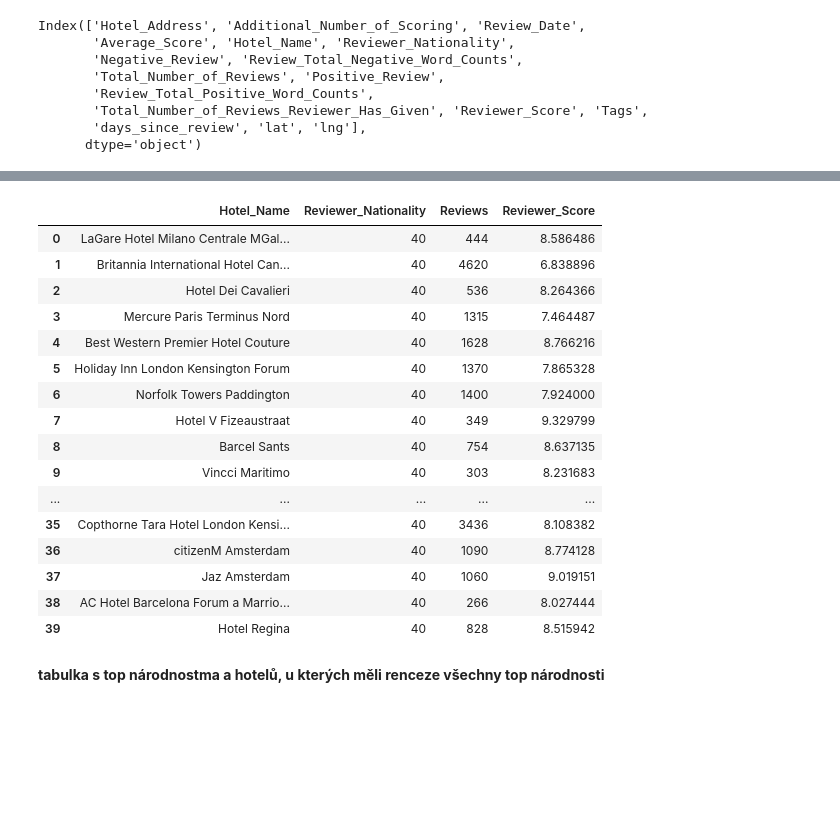
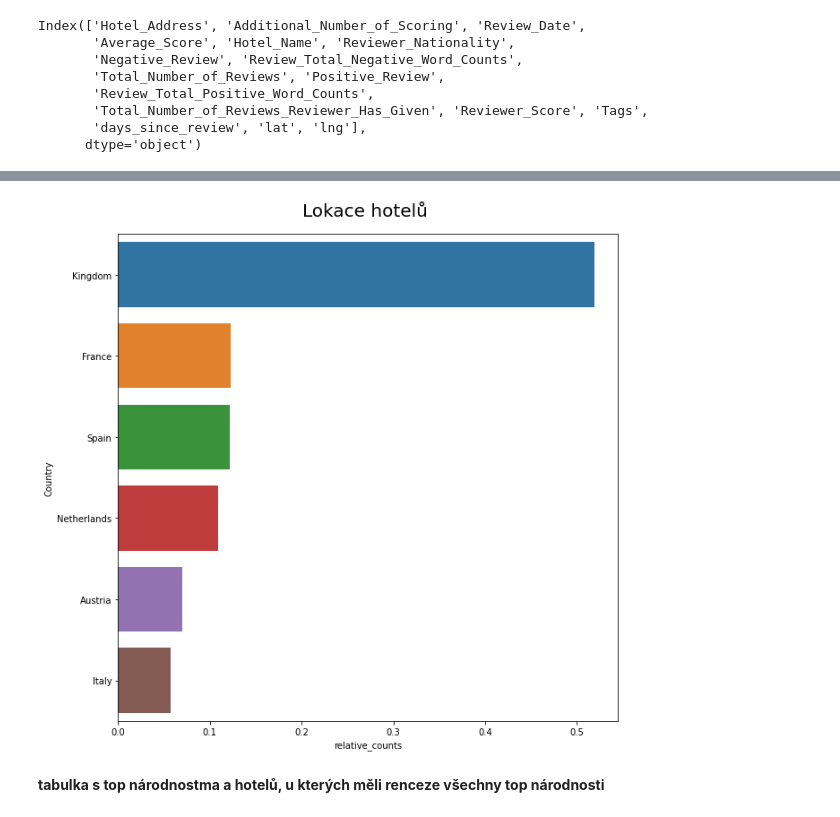
Before and after one commit to cermatej/vse-text-analysis, a Jupyter notebook: hotel_text_analysis.ipynb, the cells around one changed output, grey strips where cells are left out. Saved outputs shown, nothing was run; the diff lists cells and outputs as text; code cells hidden in the pictures; blank space fills up the shorter version.

```diff
--- a/hotel_text_analysis.ipynb
+++ b/hotel_text_analysis.ipynb
@@ -664,28 +686,27 @@ sns.barplot(x='relative_counts', y='Reviewer_Nationality', data=top_reviewers);
+# %%
+hotels_sarka = hotel
+hotels_sarka['Country']=hotels_sarka['Hotel_Address'].apply(lambda x: x.split()[-1])
+country_counts = pd.DataFrame(hotels_sarka.groupby('Country')['Hotel_Name'].count().sort_values(ascending=False))
+country_counts.columns = ['counts']
+top_country = country_counts[:top_n] # get top n
+top_country = top_country.reset_index()
+top_country['relative_counts'] = top_country['counts'] / hotels_sarka.shape[0]
+
+plt.figure(figsize=(10, 10))
+plt.title("Lokace hotelů ",fontsize = 20, pad=20)
+
+sns.barplot(x='relative_counts', y='Country', data=top_country
+);
+
+plt.show();
+# %% [output]
+[figure, added]
 # %%
-nationality = hotel.loc[hotel.Reviewer_Nationality.isin(top_reviewers.Reviewer_Nationality)]
+nationality = hotel.loc[hotel.Reviewer_Nationality.isin(hotel_pp.Reviewer_Nationality)]
 nationality = nationality.groupby(['Hotel_Name'], as_index=False)['Reviewer_Nationality', 'Positive_Review', 'Reviewer_Score'].aggregate(
     {'Reviewer_Nationality':'nunique','Positive_Review':'count','Reviewer_Score':'mean'})
 nationality = nationality.rename(columns={"Positive_Review": "Reviews"})
 nationality = nationality.sort_values('Reviewer_Nationality',ascending=False).iloc[:top_n].reset_index(drop=True)
-nationality
-# %% [output]
-|  | Hotel_Name | Reviewer_Nationality | Reviews | Reviewer_Score |
-| 0 | LaGare Hotel Milano Centrale MGal... | 40 | 444 | 8.586486 |
-| 1 | Britannia International Hotel Can... | 40 | 4620 | 6.838896 |
-| 2 | Hotel Dei Cavalieri | 40 | 536 | 8.264366 |
-| 3 | Mercure Paris Terminus Nord | 40 | 1315 | 7.464487 |
-| 4 | Best Western Premier Hotel Couture | 40 | 1628 | 8.766216 |
-| 5 | Holiday Inn London Kensington Forum | 40 | 1370 | 7.865328 |
-| 6 | Norfolk Towers Paddington | 40 | 1400 | 7.924000 |
-| 7 | Hotel V Fizeaustraat | 40 | 349 | 9.329799 |
-| 8 | Barcel Sants | 40 | 754 | 8.637135 |
-| 9 | Vincci Maritimo | 40 | 303 | 8.231683 |
-| ... | ... | ... | ... | ... |
-| 35 | Copthorne Tara Hotel London Kensi... | 40 | 3436 | 8.108382 |
-| 36 | citizenM Amsterdam | 40 | 1090 | 8.774128 |
-| 37 | Jaz Amsterdam | 40 | 1060 | 9.019151 |
-| 38 | AC Hotel Barcelona Forum a Marrio... | 40 | 266 | 8.027444 |
-| 39 | Hotel Regina | 40 | 828 | 8.515942 |
 # %% [markdown]
 **tabulka s top národnostma a hotelů, u kterých měli renceze všechny top národnosti**
 # %%
```
Also changed, not shown: parts of 33 cells of this notebook, 1 other file.
